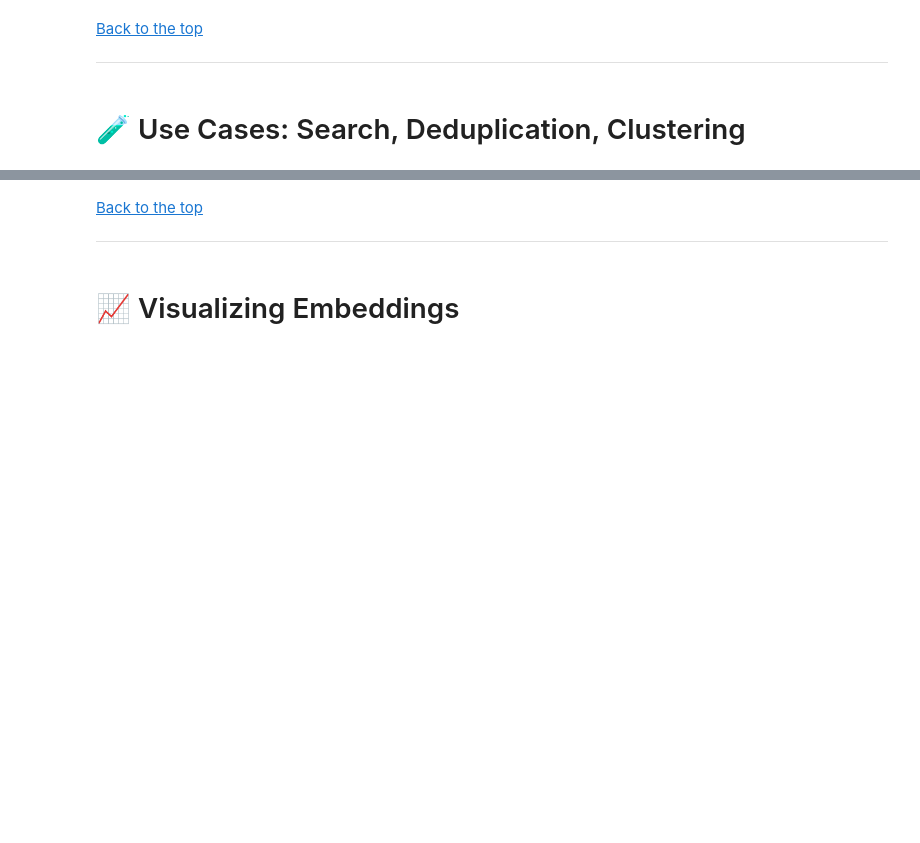
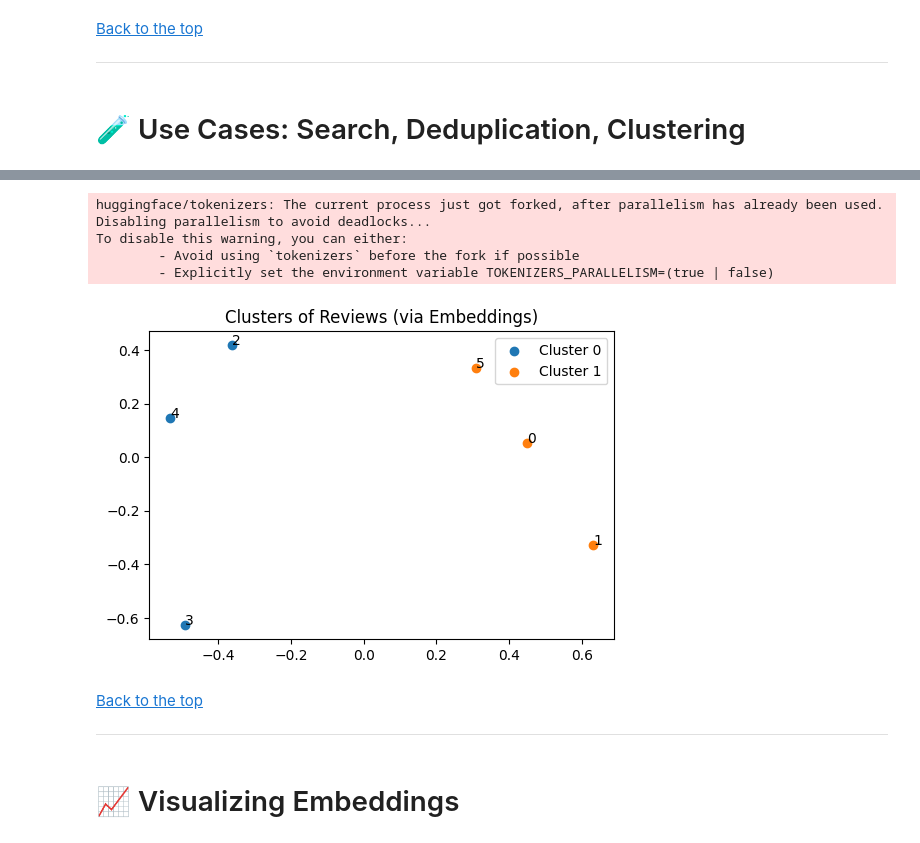
Before and after one commit to ashrithssreddy/ml-toolkit, a Jupyter notebook: NLP/05_Embeddings_and_Similarity.ipynb, the cells around one changed output, grey strips where cells are left out. Drawn from its saved outputs; the diff is of its cells as text; code cells hidden in the pictures; blank space fills up the shorter version.

```diff
--- a/NLP/05_Embeddings_and_Similarity.ipynb
+++ b/NLP/05_Embeddings_and_Similarity.ipynb
@@ -82,3 +587,42 @@ ___
+# %%
+from sklearn.cluster import KMeans
+from sklearn.decomposition import PCA
+import matplotlib.pyplot as plt
+
+# Encode review snippets
+docs = [
+    "I love the camera quality.",
+    "The pictures are very sharp and colorful.",
+    "Battery life is terrible.",
+    "It dies after just a few hours.",
+    "Battery lasts long and charges fast.",
+    "Camera is very poor in low light."
+]
+
+X = model.encode(docs)
+
+# KMeans clustering
+kmeans = KMeans(n_clusters=2, random_state=42)
+labels = kmeans.fit_predict(X)
+
+# Optional: visualize via PCA
+pca = PCA(n_components=2)
+X_2D = pca.fit_transform(X)
+
+plt.figure(figsize=(6,4))
+for label in set(labels):
+    plt.scatter(X_2D[labels==label, 0], X_2D[labels==label, 1], label=f'Cluster {label}')
+for i, txt in enumerate(docs):
+    plt.annotate(i, (X_2D[i, 0], X_2D[i, 1]))
+plt.title("Clusters of Reviews (via Embeddings)")
+plt.legend()
+plt.show()
+# %% [output]
+huggingface/tokenizers: The current process just got forked, after parallelism has already been used. Disabling parallelism to avoid deadlocks...
+To disable this warning, you can either:
+        - Avoid using `tokenizers` before the fork if possible
+        - Explicitly set the environment variable TOKENIZERS_PARALLELISM=(true | false)
+[figure, added]
 # %% [markdown]
 [Back to the top](#table-of-contents)
 ___
```
Also changed, not shown: parts of 32 cells of this notebook.
